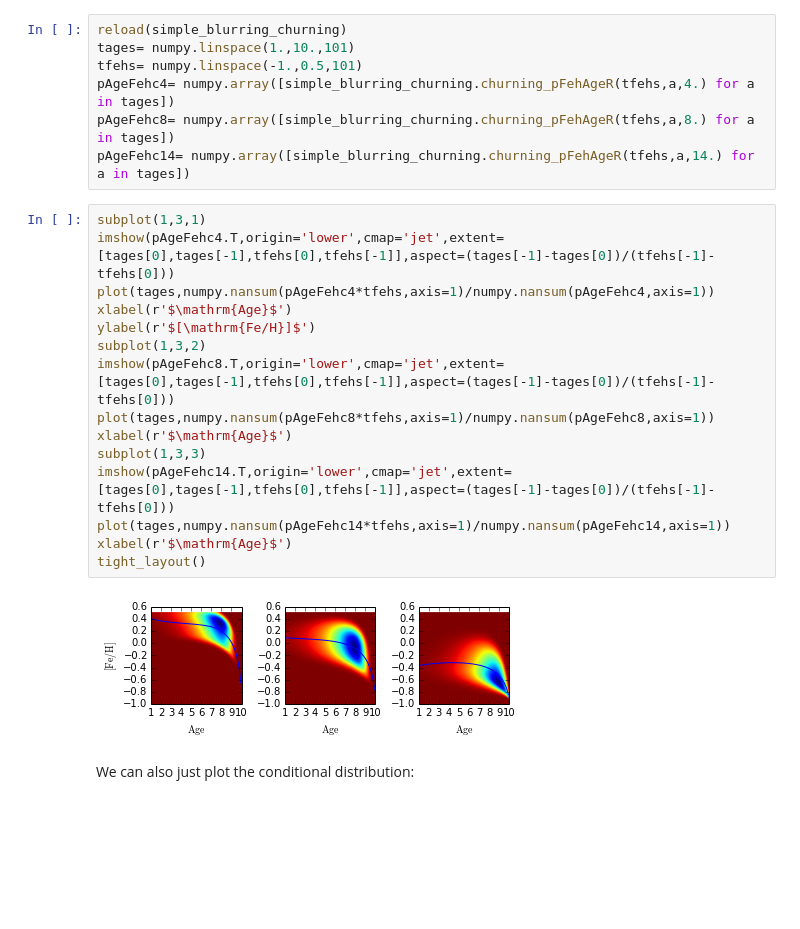
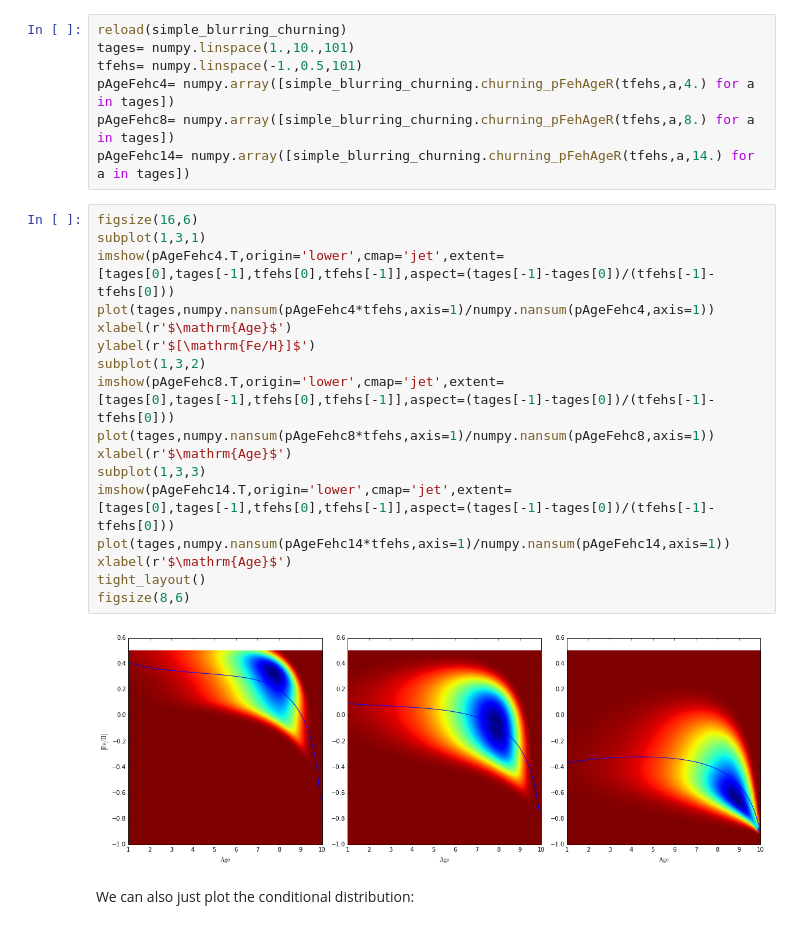
Before and after one commit to jobovy/simple-blurring-churning, a Jupyter notebook: blurring-churning-example.ipynb, the cells around one changed output. Drawn from its saved outputs; the diff is of its cells as text; blank space fills up the shorter version.

```diff
--- a/blurring-churning-example.ipynb
+++ b/blurring-churning-example.ipynb
@@ -241,22 +244,24 @@ pAgeFehc4= numpy.array([simple_blurring_churning.churning_pFehAgeR(tfehs,a,4.) f
 pAgeFehc8= numpy.array([simple_blurring_churning.churning_pFehAgeR(tfehs,a,8.) for a in tages])
 pAgeFehc14= numpy.array([simple_blurring_churning.churning_pFehAgeR(tfehs,a,14.) for a in tages])
 # %%
+figsize(16,6)
 subplot(1,3,1)
 imshow(pAgeFehc4.T,origin='lower',cmap='jet',extent=[tages[0],tages[-1],tfehs[0],tfehs[-1]],aspect=(tages[-1]-tages[0])/(tfehs[-1]-tfehs[0]))
 plot(tages,numpy.nansum(pAgeFehc4*tfehs,axis=1)/numpy.nansum(pAgeFehc4,axis=1))
 xlabel(r'$\mathrm{Age}$')
 ylabel(r'$[\mathrm{Fe/H}]$')
 subplot(1,3,2)
 imshow(pAgeFehc8.T,origin='lower',cmap='jet',extent=[tages[0],tages[-1],tfehs[0],tfehs[-1]],aspect=(tages[-1]-tages[0])/(tfehs[-1]-tfehs[0]))
 plot(tages,numpy.nansum(pAgeFehc8*tfehs,axis=1)/numpy.nansum(pAgeFehc8,axis=1))
 xlabel(r'$\mathrm{Age}$')
 subplot(1,3,3)
 imshow(pAgeFehc14.T,origin='lower',cmap='jet',extent=[tages[0],tages[-1],tfehs[0],tfehs[-1]],aspect=(tages[-1]-tages[0])/(tfehs[-1]-tfehs[0]))
 plot(tages,numpy.nansum(pAgeFehc14*tfehs,axis=1)/numpy.nansum(pAgeFehc14,axis=1))
 xlabel(r'$\mathrm{Age}$')
 tight_layout()
+figsize(8,6)
 # %% [output]
-[figure, old version]
+[figure, new version]
 # %% [markdown]
 We can also just plot the conditional distribution:
 # %%
```
Also changed, not shown: parts of 12 cells of this notebook.
